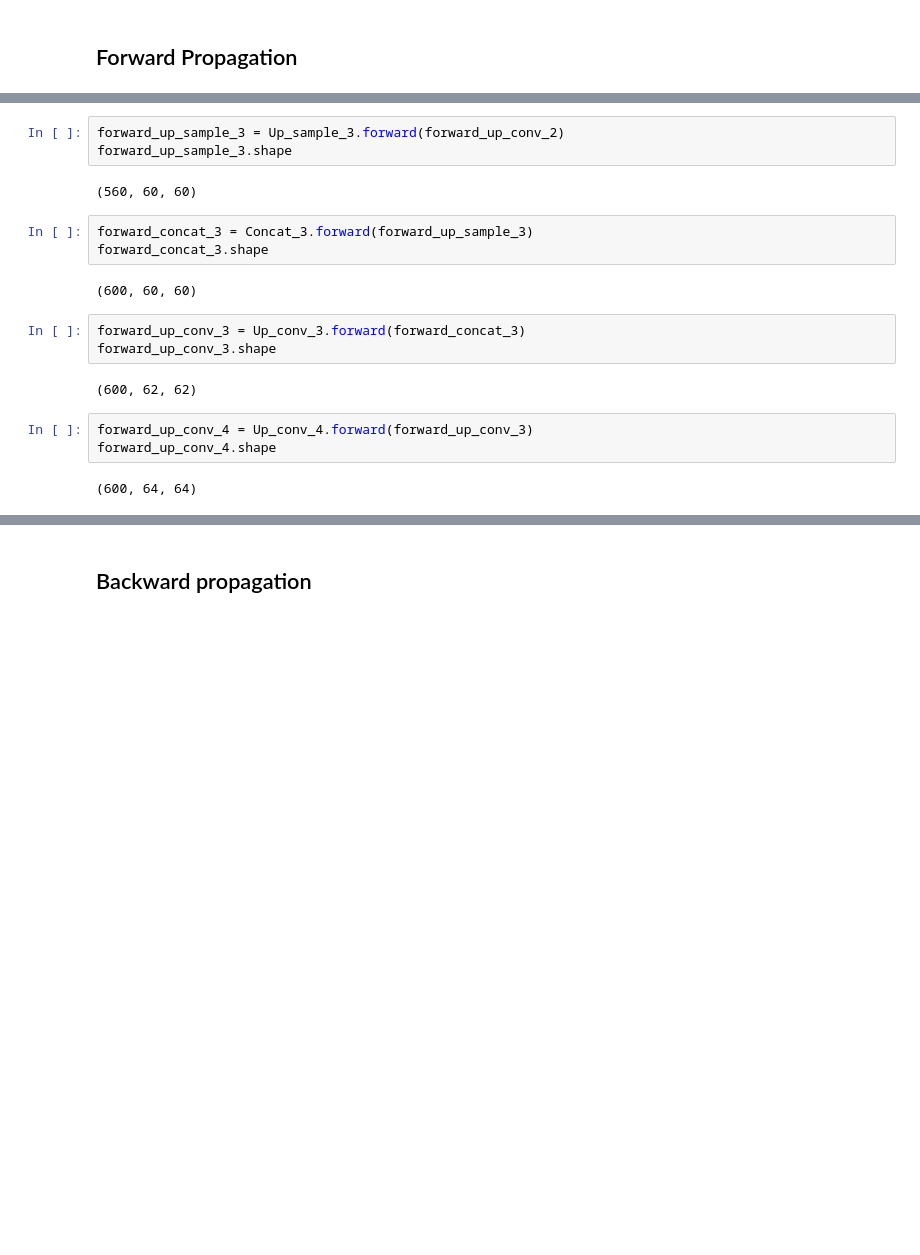
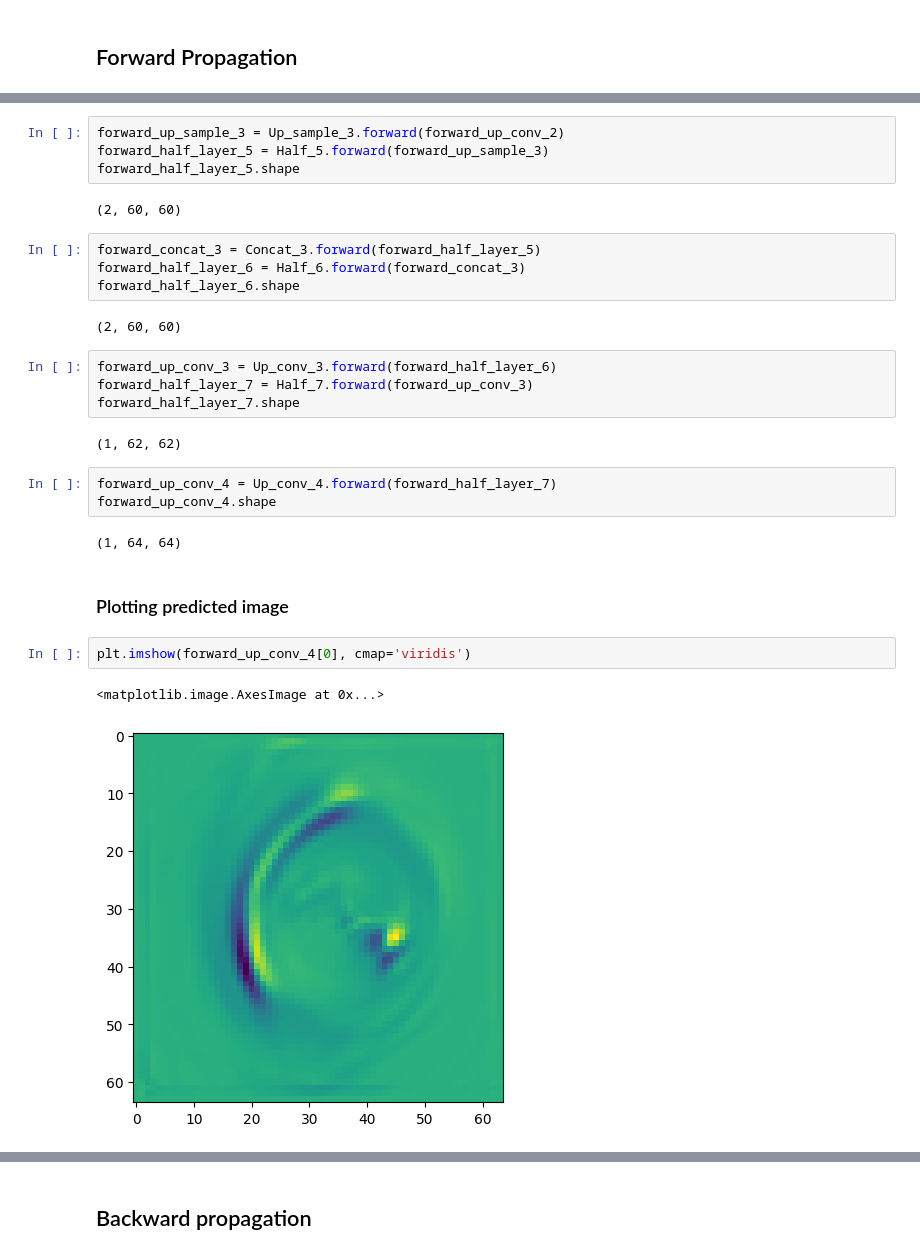
Before and after one commit to AneeshSahu/DeLens, a Jupyter notebook: Unet.ipynb, the cells around one changed output, grey strips where cells are left out. Cells and saved outputs as stored; diff of their text form; blank space fills up the shorter version.

```diff
--- a/Unet.ipynb
+++ b/Unet.ipynb
@@ -102,20 +155,30 @@ forward_up_conv_2.shape
 # %%
 forward_up_sample_3 = Up_sample_3.forward(forward_up_conv_2)
-forward_up_sample_3.shape
+forward_half_layer_5 = Half_5.forward(forward_up_sample_3)
+forward_half_layer_5.shape
 # %% [output]
-(560, 60, 60)
+(2, 60, 60)
 # %%
-forward_concat_3 = Concat_3.forward(forward_up_sample_3)
-forward_concat_3.shape
+forward_concat_3 = Concat_3.forward(forward_half_layer_5)
+forward_half_layer_6 = Half_6.forward(forward_concat_3)
+forward_half_layer_6.shape
 # %% [output]
-(600, 60, 60)
+(2, 60, 60)
 # %%
-forward_up_conv_3 = Up_conv_3.forward(forward_concat_3)
-forward_up_conv_3.shape
+forward_up_conv_3 = Up_conv_3.forward(forward_half_layer_6)
+forward_half_layer_7 = Half_7.forward(forward_up_conv_3)
+forward_half_layer_7.shape
 # %% [output]
-(600, 62, 62)
+(1, 62, 62)
 # %%
-forward_up_conv_4 = Up_conv_4.forward(forward_up_conv_3)
+forward_up_conv_4 = Up_conv_4.forward(forward_half_layer_7)
 forward_up_conv_4.shape
 # %% [output]
-(600, 64, 64)
+(1, 64, 64)
+# %% [markdown]
+### Plotting predicted image
+# %%
+plt.imshow(forward_up_conv_4[0], cmap='viridis')
+# %% [output]
+<matplotlib.image.AxesImage at 0x...>
+[figure, added]
```
Also changed, not shown: parts of 41 cells of this notebook, 3 other files.
